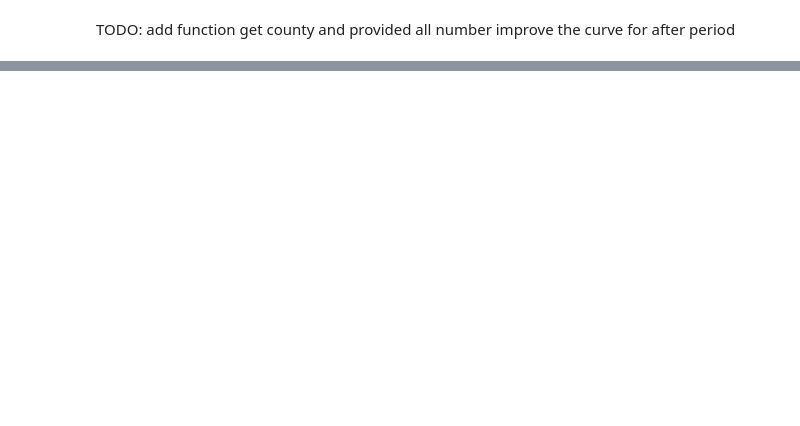
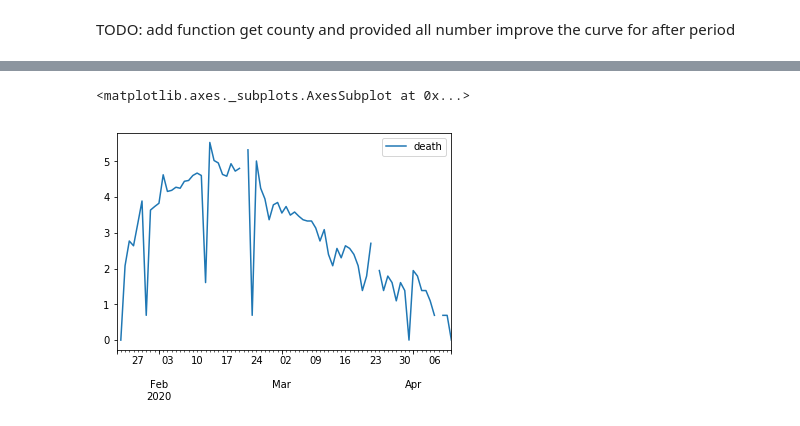
Before and after one commit to huonghuynhsc/COVID-19, a Jupyter notebook: prognosis/Prognosis.ipynb, the cells around one changed output, grey strips where cells are left out. Cells and saved outputs as stored; diff of their text form; code cells hidden in the pictures; blank space fills up the shorter version.

```diff
--- a/prognosis/Prognosis.ipynb
+++ b/prognosis/Prognosis.ipynb
@@ -641,0 +384,2 @@ dir(st)
+# %%
+local_death_data = get_death_data_by_country('China')
@@ -641,0 +432,5 @@ dir(st)
+# %%
+log_daily_death.plot()
+# %% [output]
+<matplotlib.axes._subplots.AxesSubplot at 0x...>
+[figure, added]
```
Also changed, not shown: parts of 56 cells of this notebook, 1 other file.
